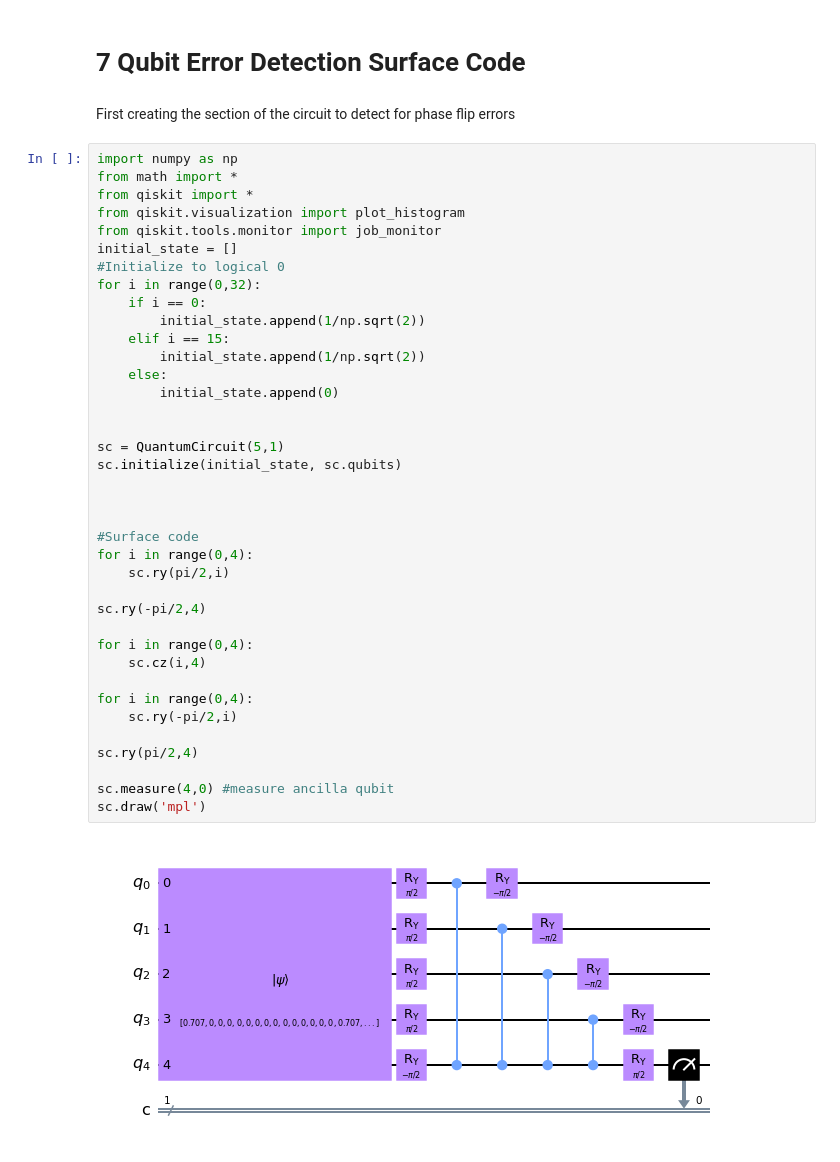
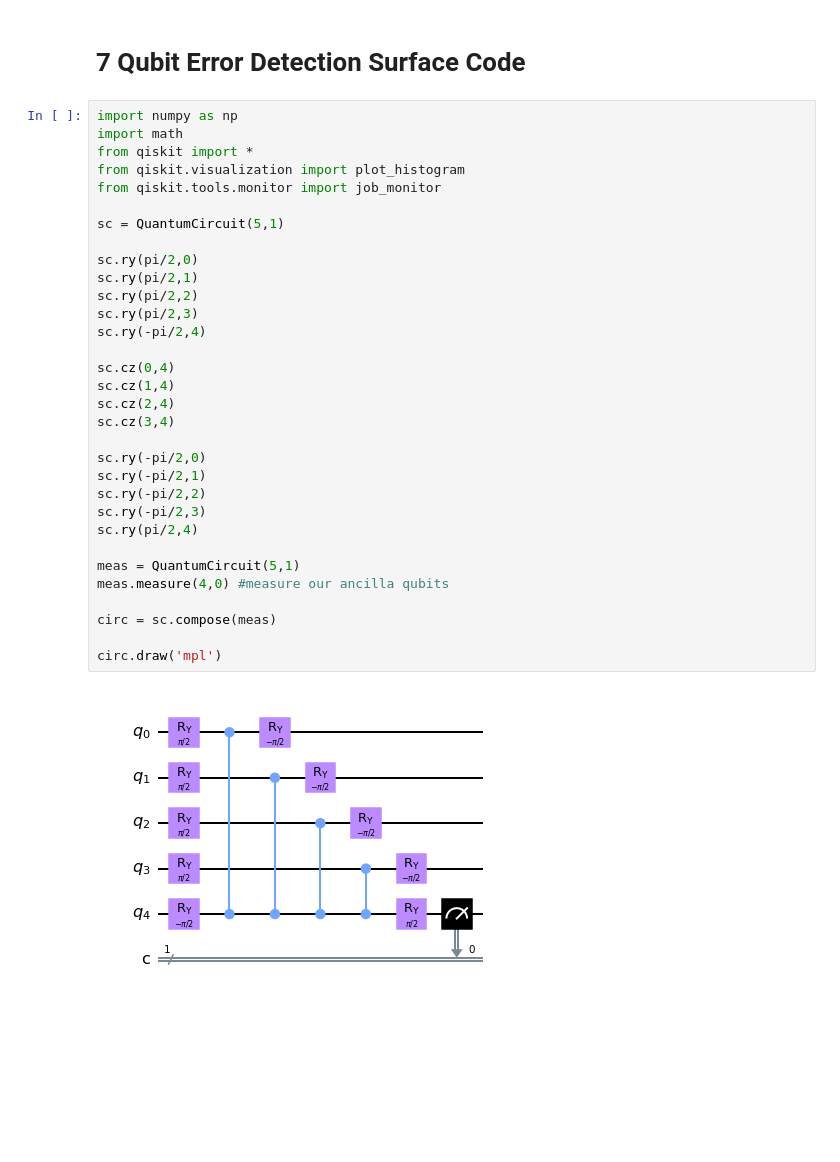
Before and after one commit to daschaich/QEC-Notebooks, a Jupyter notebook: 7 Qubit Error Detection Surface Code.ipynb, the cells around one changed output. Cells and saved outputs as stored; diff of their text form; blank space fills up the shorter version.

```diff
--- a/7 Qubit Error Detection Surface Code.ipynb
+++ b/7 Qubit Error Detection Surface Code.ipynb
@@ -1,46 +1,38 @@
 # %% [markdown]
 # 7 Qubit Error Detection Surface Code
-# %% [markdown]
-First creating the section of the circuit to detect for phase flip errors
 # %%
 import numpy as np
-from math import *
+import math
 from qiskit import *
 from qiskit.visualization import plot_histogram
 from qiskit.tools.monitor import job_monitor
-initial_state = []
-#Initialize to logical 0
-for i in range(0,32):
-    if i == 0:
-        initial_state.append(1/np.sqrt(2))
-    elif i == 15:
-        initial_state.append(1/np.sqrt(2))
-    else:
-        initial_state.append(0)
-
 
 sc = QuantumCircuit(5,1)
-sc.initialize(initial_state, sc.qubits)
 
-
-
-#Surface code
-for i in range(0,4):
-    sc.ry(pi/2,i)
-
+sc.ry(pi/2,0)
+sc.ry(pi/2,1)
+sc.ry(pi/2,2)
+sc.ry(pi/2,3)
 sc.ry(-pi/2,4)
 
-for i in range(0,4):
-    sc.cz(i,4)
+sc.cz(0,4)
+sc.cz(1,4)
+sc.cz(2,4)
+sc.cz(3,4)
 
-for i in range(0,4):
-    sc.ry(-pi/2,i)
-
+sc.ry(-pi/2,0)
+sc.ry(-pi/2,1)
+sc.ry(-pi/2,2)
+sc.ry(-pi/2,3)
 sc.ry(pi/2,4)
 
-sc.measure(4,0) #measure ancilla qubit
-sc.draw('mpl')
+meas = QuantumCircuit(5,1)
+meas.measure(4,0) #measure our ancilla qubits
+
+circ = sc.compose(meas)
+
+circ.draw('mpl')
 # %% [output]
-[figure, old version]
+[figure, new version]
 # %%
 backend = BasicAer.get_backend('qasm_simulator') #The device to run on
```
Also changed, not shown: parts of 13 cells of this notebook, 2 other files.
